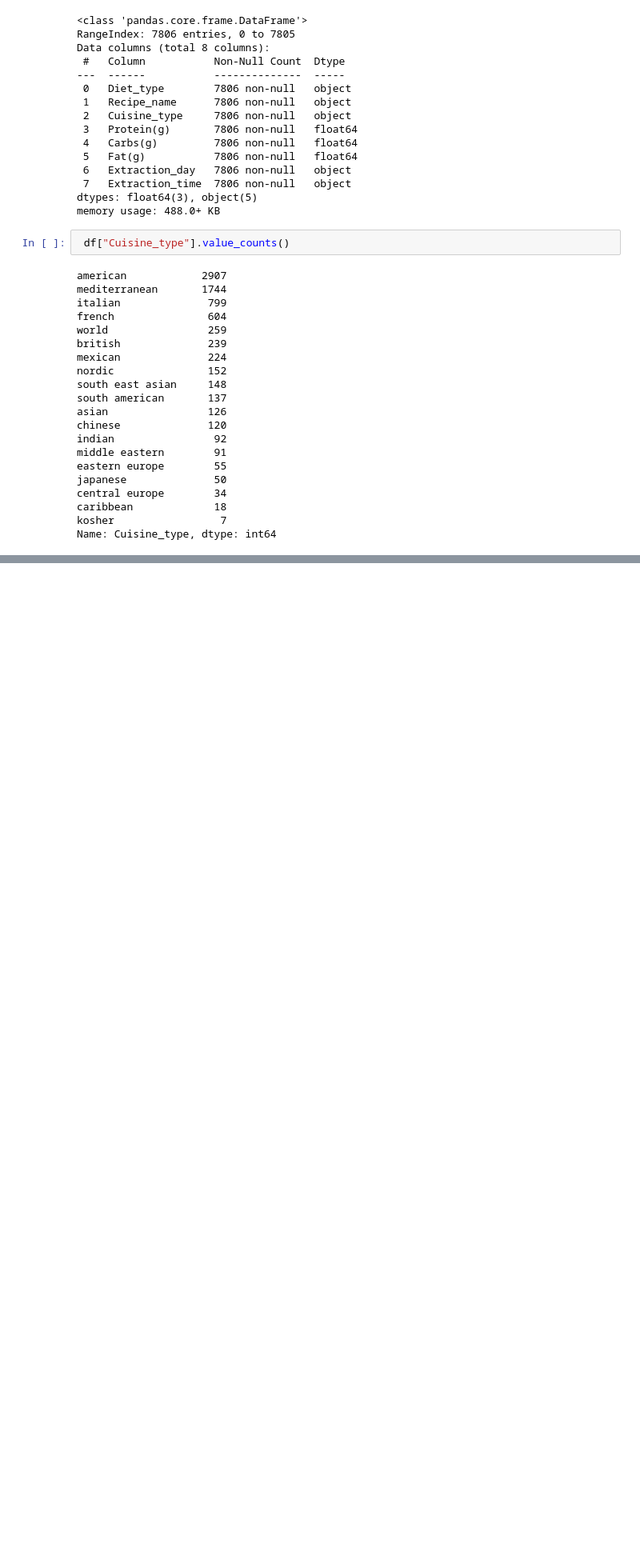
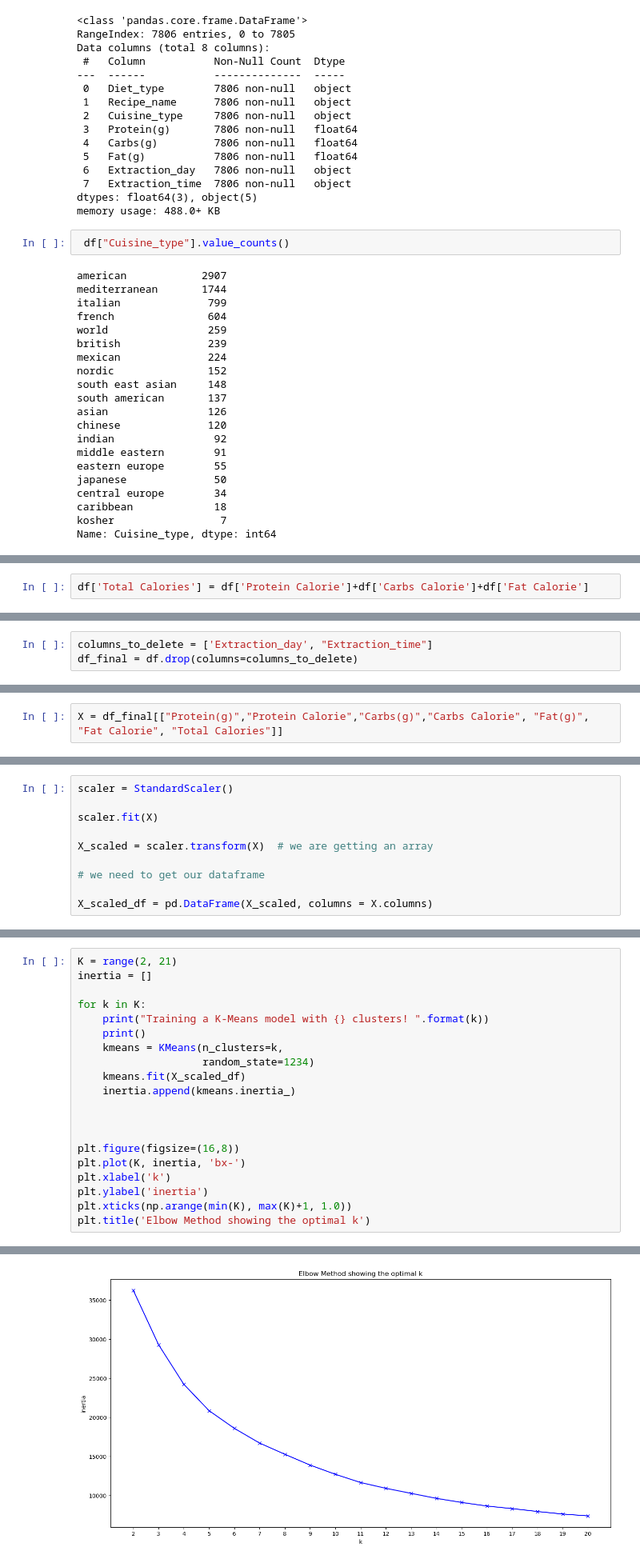
Before and after one commit to IranelGV/Clever_Meal_App, a Jupyter notebook: Final_Project_Week08.ipynb, the cells around one changed output, grey strips where cells are left out. Shown at 80% size. Saved outputs shown, nothing was run; the diff lists cells and outputs as text; blank space fills up the shorter version.

```diff
--- a/Final_Project_Week08.ipynb
+++ b/Final_Project_Week08.ipynb
@@ -65,0 +93,2 @@ NameError: name 'df' is not defined
+# %%
+df['Total Calories'] = df['Protein Calorie']+df['Carbs Calorie']+df['Fat Calorie']
@@ -65,0 +97,3 @@ NameError: name 'df' is not defined
+# %%
+columns_to_delete = ['Extraction_day', "Extraction_time"]
+df_final = df.drop(columns=columns_to_delete)
@@ -65,0 +127,2 @@ NameError: name 'df' is not defined
+# %%
+X = df_final[["Protein(g)","Protein Calorie","Carbs(g)","Carbs Calorie", "Fat(g)", "Fat Calorie", "Total Calories"]]
@@ -65,0 +183,10 @@ NameError: name 'df' is not defined
+# %%
+scaler = StandardScaler()
+
+scaler.fit(X)
+
+X_scaled = scaler.transform(X)  # we are getting an array
+
+# we need to get our dataframe
+
+X_scaled_df = pd.DataFrame(X_scaled, columns = X.columns)
@@ -65,0 +215,21 @@ NameError: name 'df' is not defined
+# %%
+K = range(2, 21)
+inertia = []
+
+for k in K:
+    print("Training a K-Means model with {} clusters! ".format(k))
+    print()
+    kmeans = KMeans(n_clusters=k,
+                    random_state=1234)
+    kmeans.fit(X_scaled_df)
+    inertia.append(kmeans.inertia_)
+
+
+
+plt.figure(figsize=(16,8))
+plt.plot(K, inertia, 'bx-')
+plt.xlabel('k')
+plt.ylabel('inertia')
+plt.xticks(np.arange(min(K), max(K)+1, 1.0))
+plt.title('Elbow Method showing the optimal k')
+# %% [output]
@@ -65,0 +254 @@ NameError: name 'df' is not defined
+[figure, added]
```
Also changed, not shown: parts of 50 cells of this notebook, 1 other file.
